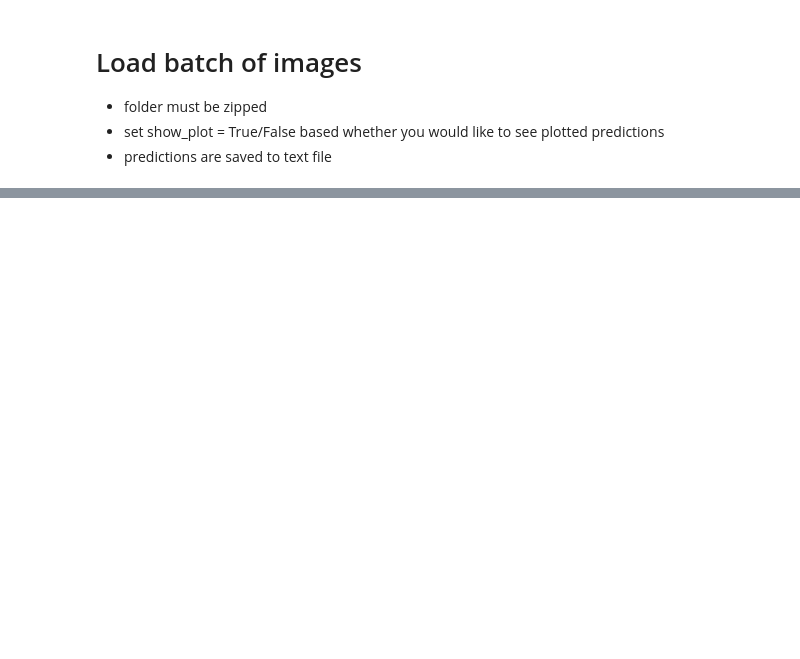
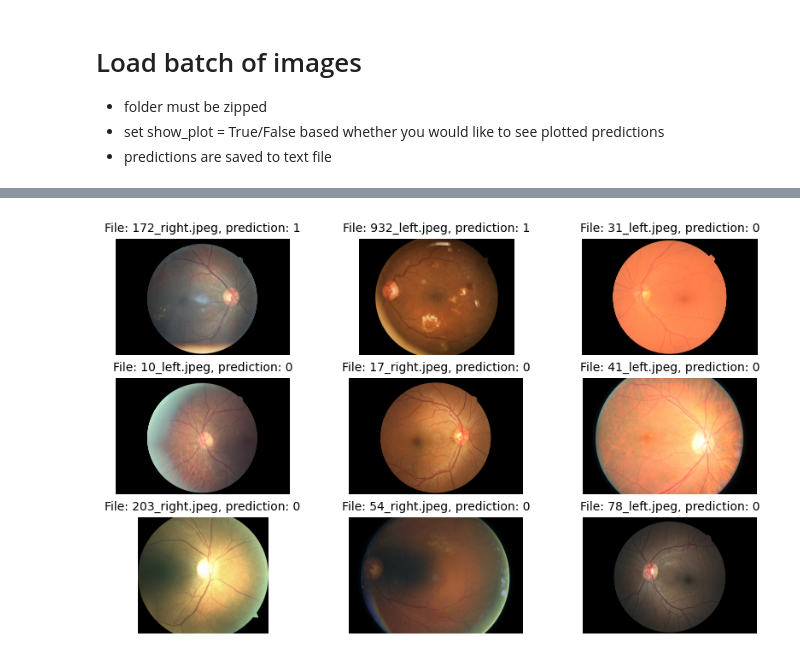
Before and after one commit to suaviq/diabetic-retinopathy-detection, a Jupyter notebook: user.ipynb, the cells around one changed output, grey strips where cells are left out. Drawn from its saved outputs; the diff is of its cells as text; code cells hidden in the pictures; blank space fills up the shorter version.

```diff
--- a/user.ipynb
+++ b/user.ipynb
@@ -146,8 +146,8 @@ Archive:  test.zip
 # %%
-# @title Batch prediction and save results to txt file
+# @title Model prediction and save results to txt file
 folder_predictions = model_usage.predict_folder(folder_path_resized)
 
-output_file = folder_path[9:] + '.txt'
+output_file = 'predictions.txt'
 with open(output_file, 'w') as f:
     for filename, prediction in folder_predictions:
       f.write(f"File: {filename}, prediction: {str(prediction)[2]}\n")
@@ -157,14 +157,14 @@ if show_plot:
   n = len(folder_predictions)
   subplot_size = math.ceil(math.sqrt(n))
 
-  plt.figure(figsize=(10, 10))
+  plt.figure(figsize=(10, 6))
   for i, (filename, prediction) in enumerate(folder_predictions):
       ax = plt.subplot(subplot_size, subplot_size, i + 1)
-      show_image = Image.open(os.path.join(folder_path_resized, filename))
+      show_image = Image.open(os.path.join(folder_path, filename))
       plt.imshow(show_image)
       plt.title(f"File: {filename}, prediction: {str(prediction)[2]}", fontsize = 10)
       plt.axis("off")
 
-  plt.tight_layout()
+  # plt.tight_layout()
   plt.show()
 # %% [output]
@@ -179,0 +180 @@ if show_plot:
+[figure, added]
```
Also changed, not shown: parts of 5 cells of this notebook.
